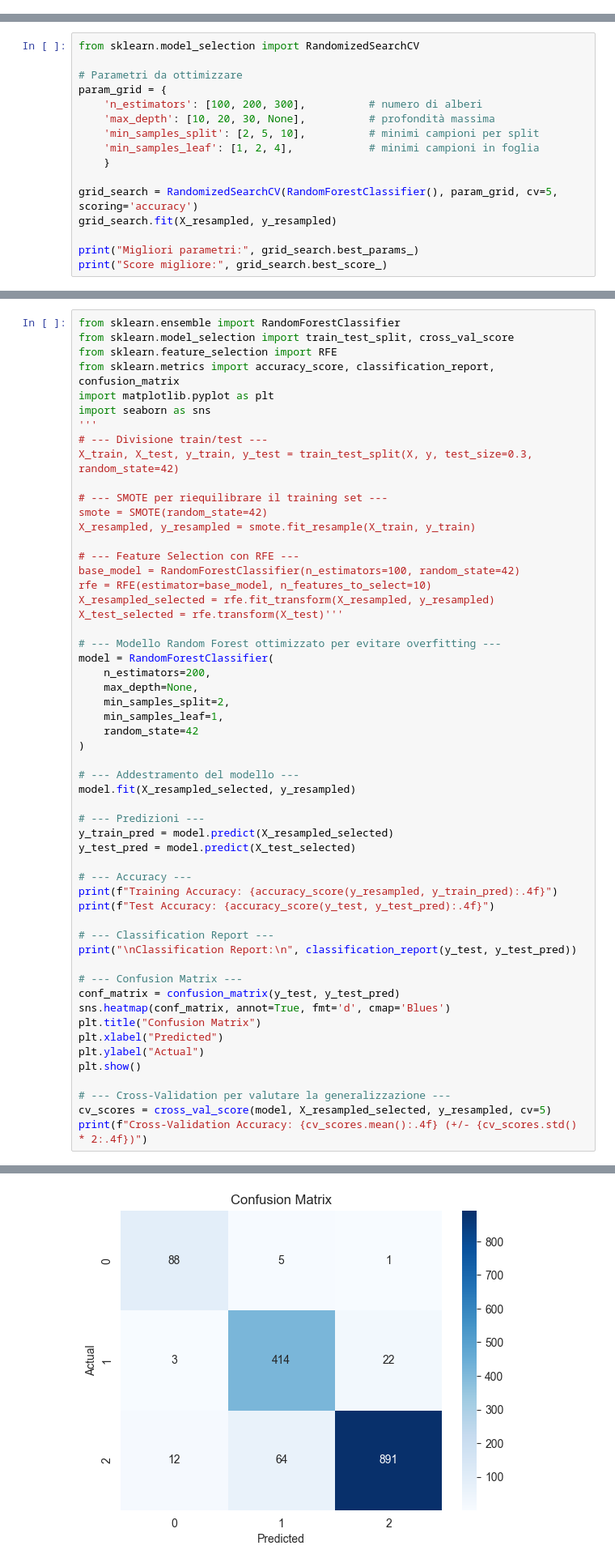
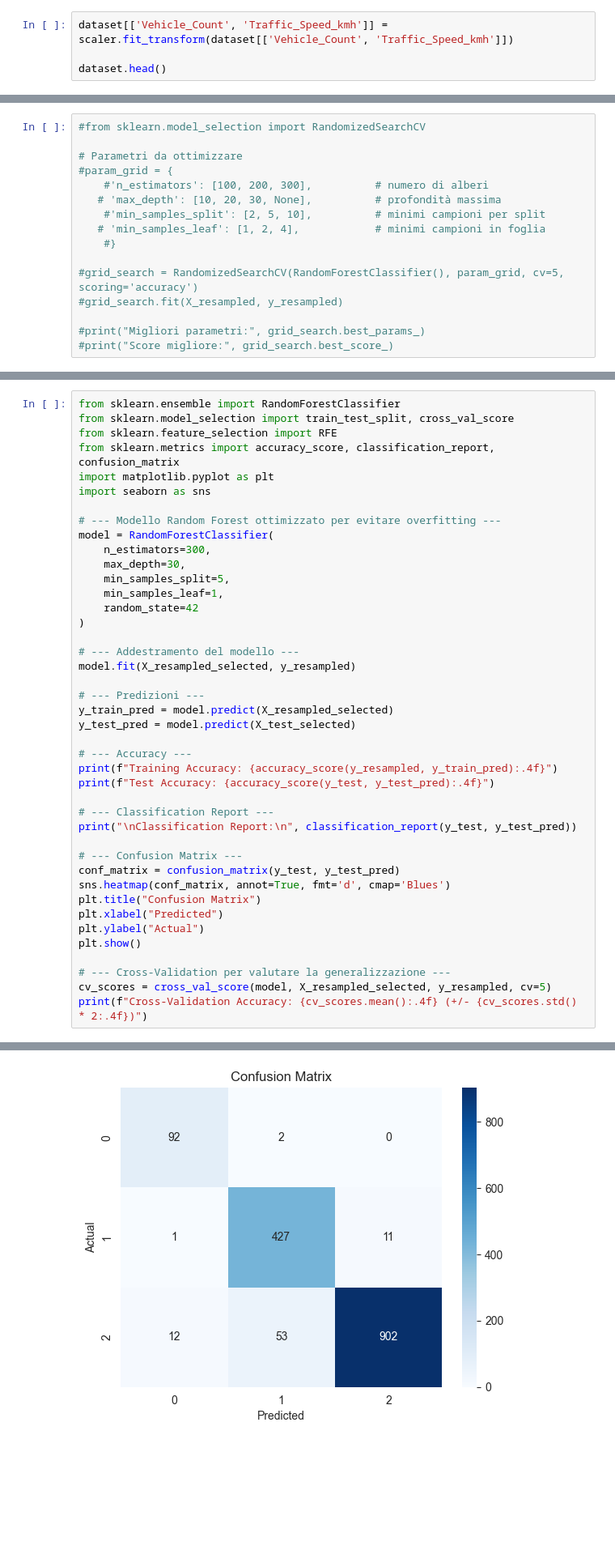
Before and after one commit to cienz0pio/DataAnalyticsProject, a Jupyter notebook: SmartMobility2.ipynb, the cells around one changed output, grey strips where cells are left out. Shown at 81% size. Saved outputs shown, nothing was run; the diff lists cells and outputs as text; blank space fills up the shorter version.

Commit message:
Add base notebook for Smart Mobility Traffic Analysis and update workspace settings

```diff
--- a/SmartMobility2.ipynb
+++ b/SmartMobility2.ipynb
@@ -103,3 +103,7 @@ dataset.head()
 | 2 | 3 | 40.819549 | -73.732462 | 252 | 46.889699 | 82.772465 | ... |
 | 3 | 3 | 40.725849 | -73.980134 | 37 | 5.730536 | 37.695567 | ... |
 | 4 | 3 | 40.813265 | -73.961631 | 64 | 61.348034 | 22.313358 | ... |
+# %%
+dataset[['Vehicle_Count', 'Traffic_Speed_kmh']] = scaler.fit_transform(dataset[['Vehicle_Count', 'Traffic_Speed_kmh']])
+
+dataset.head()
@@ -298,16 +325,16 @@ plt.show()
 # %%
-from sklearn.model_selection import RandomizedSearchCV
+#from sklearn.model_selection import RandomizedSearchCV
 
 # Parametri da ottimizzare
-param_grid = {
-    'n_estimators': [100, 200, 300],          # numero di alberi
-    'max_depth': [10, 20, 30, None],          # profondità massima
-    'min_samples_split': [2, 5, 10],          # minimi campioni per split
-    'min_samples_leaf': [1, 2, 4],            # minimi campioni in foglia
-    }
+#param_grid = {
+    #'n_estimators': [100, 200, 300],          # numero di alberi
+   # 'max_depth': [10, 20, 30, None],          # profondità massima
+    #'min_samples_split': [2, 5, 10],          # minimi campioni per split
+   # 'min_samples_leaf': [1, 2, 4],            # minimi campioni in foglia
+    #}
 
-grid_search = RandomizedSearchCV(RandomForestClassifier(), param_grid, cv=5, scoring='accuracy')
-grid_search.fit(X_resampled, y_resampled)
+#grid_search = RandomizedSearchCV(RandomForestClassifier(), param_grid, cv=5, scoring='accuracy')
+#grid_search.fit(X_resampled, y_resampled)
 
-print("Migliori parametri:", grid_search.best_params_)
-print("Score migliore:", grid_search.best_score_)
+#print("Migliori parametri:", grid_search.best_params_)
+#print("Score migliore:", grid_search.best_score_)
@@ -321,25 +345,12 @@ from sklearn.feature_selection import RFE
 from sklearn.metrics import accuracy_score, classification_report, confusion_matrix
 import matplotlib.pyplot as plt
 import seaborn as sns
-'''
-# --- Divisione train/test ---
-X_train, X_test, y_train, y_test = train_test_split(X, y, test_size=0.3, random_state=42)
-
-# --- SMOTE per riequilibrare il training set ---
-smote = SMOTE(random_state=42)
-X_resampled, y_resampled = smote.fit_resample(X_train, y_train)
-
-# --- Feature Selection con RFE ---
-base_model = RandomForestClassifier(n_estimators=100, random_state=42)
-rfe = RFE(estimator=base_model, n_features_to_select=10)
-X_resampled_selected = rfe.fit_transform(X_resampled, y_resampled)
-X_test_selected = rfe.transform(X_test)'''
 
 # --- Modello Random Forest ottimizzato per evitare overfitting ---
 model = RandomForestClassifier(
-    n_estimators=200,
-    max_depth=None,
-    min_samples_split=2,
+    n_estimators=300,
+    max_depth=30,
+    min_samples_split=5,
     min_samples_leaf=1,
     random_state=42
 )
@@ -386 +397 @@ weighted avg       0.93      0.93      0.93      1500
-[figure, old version]
+[figure, new version]
```
Also changed, not shown: parts of 12 cells of this notebook, 2 other files.
